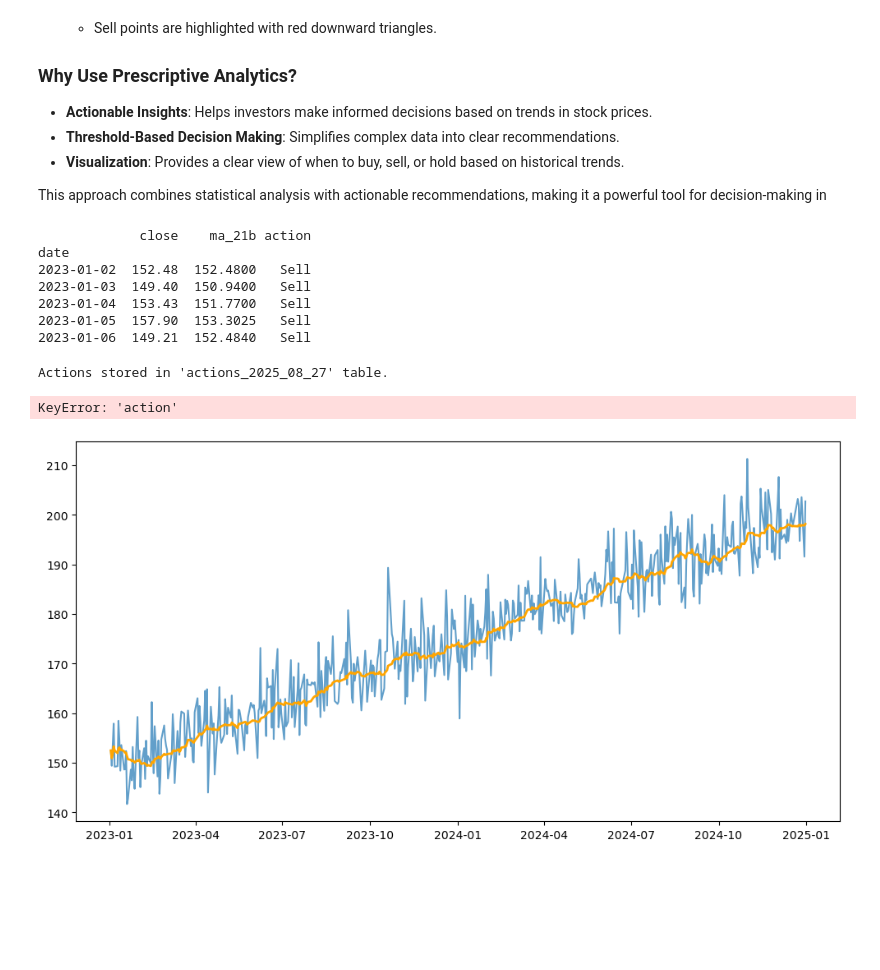
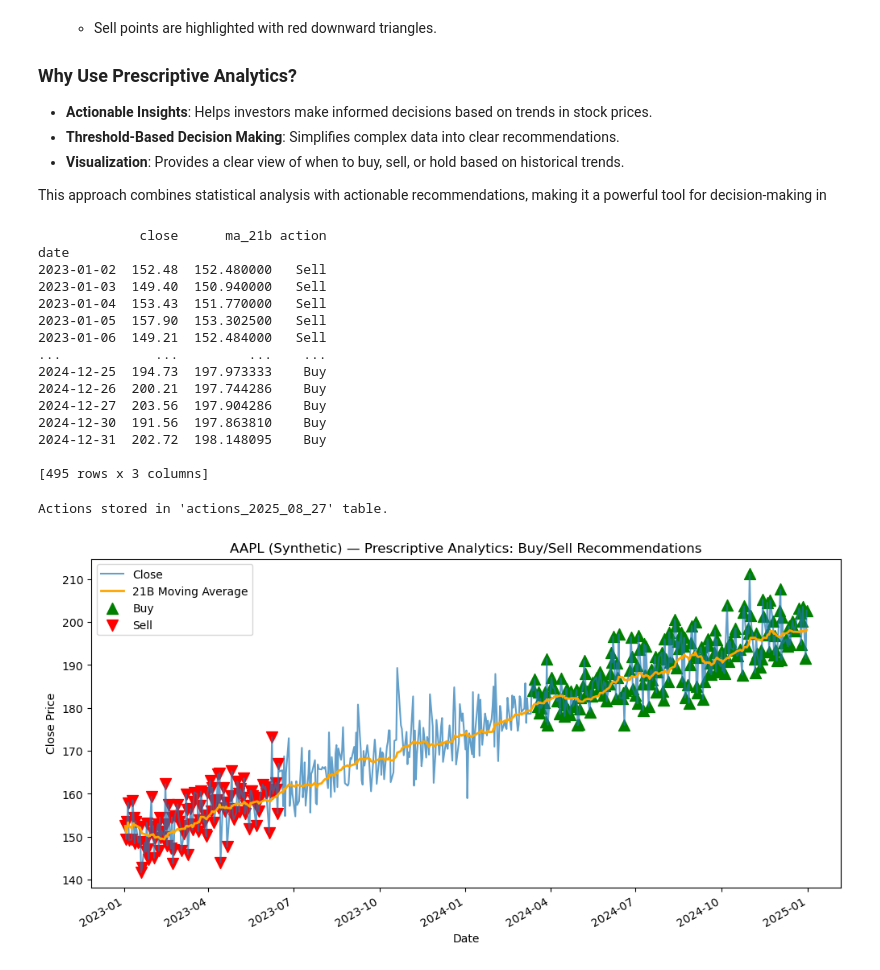
Before and after one commit to WilliamPourmajidi/prescriptive-analytics, a Jupyter notebook: Module-8/Module-8.ipynb, the cells around one changed output. Saved outputs shown, nothing was run; the diff lists cells and outputs as text; code cells hidden in the pictures; blank space fills up the shorter version.

```diff
--- a/Module-8/Module-8.ipynb
+++ b/Module-8/Module-8.ipynb
@@ -360,15 +375,23 @@ df_from_db["action"] = df_from_db["ma_21b"].apply(
 )
 
 # Display the first few rows with prescribed actions
-print(df_from_db[["close", "ma_21b", "action"]].head())
+print(df_from_db[["close", "ma_21b", "action"]])
 # %% [output]
-             close    ma_21b action
+             close      ma_21b action
 date
-2023-01-02  152.48  152.4800   Sell
-2023-01-03  149.40  150.9400   Sell
-2023-01-04  153.43  151.7700   Sell
-2023-01-05  157.90  153.3025   Sell
-2023-01-06  149.21  152.4840   Sell
+2023-01-02  152.48  152.480000   Sell
+2023-01-03  149.40  150.940000   Sell
+2023-01-04  153.43  151.770000   Sell
+2023-01-05  157.90  153.302500   Sell
+2023-01-06  149.21  152.484000   Sell
+...            ...         ...    ...
+2024-12-25  194.73  197.973333    Buy
+2024-12-26  200.21  197.744286    Buy
+2024-12-27  203.56  197.904286    Buy
+2024-12-30  191.56  197.863810    Buy
+2024-12-31  202.72  198.148095    Buy
+
+[495 rows x 3 columns]
 # %%
 from datetime import datetime
 
@@ -401,22 +424,21 @@ Actions stored in 'actions_2025_08_27' table.
 # %%
 
 # Visualize the prescribed actions
 plt.figure(figsize=(12, 6))
-plt.plot(df_clean.index, df_clean["close"], label="Close", alpha=0.7)
-plt.plot(df_clean.index, df_clean["ma_21b"], label="21B Moving Average", linewidth=2, color="orange")
+plt.plot(df_from_db.index, df_from_db["close"], label="Close", alpha=0.7)
+plt.plot(df_from_db.index, df_from_db["ma_21b"], label="21B Moving Average", linewidth=2, color="orange")
 
 # Highlight buy/sell points
-buy_points = df_clean[df_clean["action"] == "Buy"]
-sell_points = df_clean[df_clean["action"] == "Sell"]
+buy_points = df_from_db[df_from_db["action"] == "Buy"]
+sell_points = df_from_db[df_from_db["action"] == "Sell"]
 plt.scatter(buy_points.index, buy_points["close"], color="green", label="Buy", marker="^", s=100)
 plt.scatter(sell_points.index, sell_points["close"], color="red", label="Sell", marker="v", s=100)
 
 plt.title("AAPL (Synthetic) — Prescriptive Analytics: Buy/Sell Recommendations")
 plt.xlabel("Date")
 plt.ylabel("Close Price")
 plt.legend()
 plt.gcf().autofmt_xdate()
 plt.show()
 # %% [output]
-KeyError: 'action'
-[figure, old version]
+[figure, new version]
```
Also changed, not shown: parts of 5 cells of this notebook.
